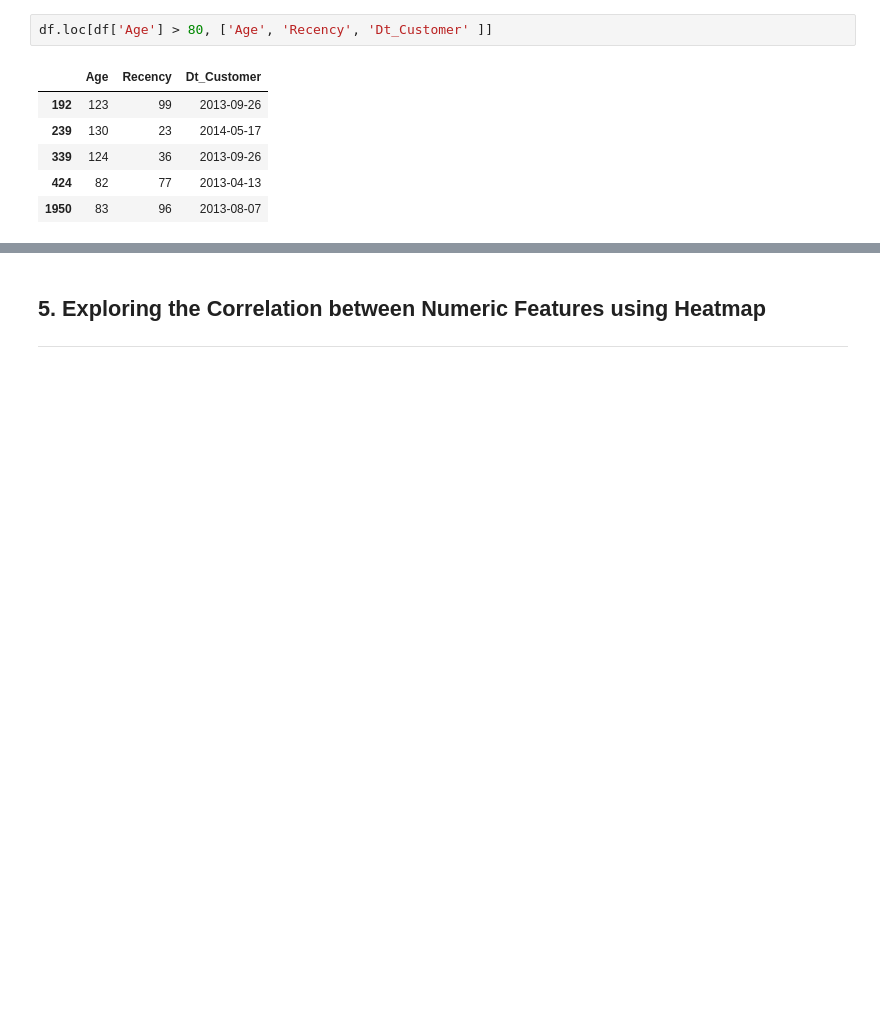
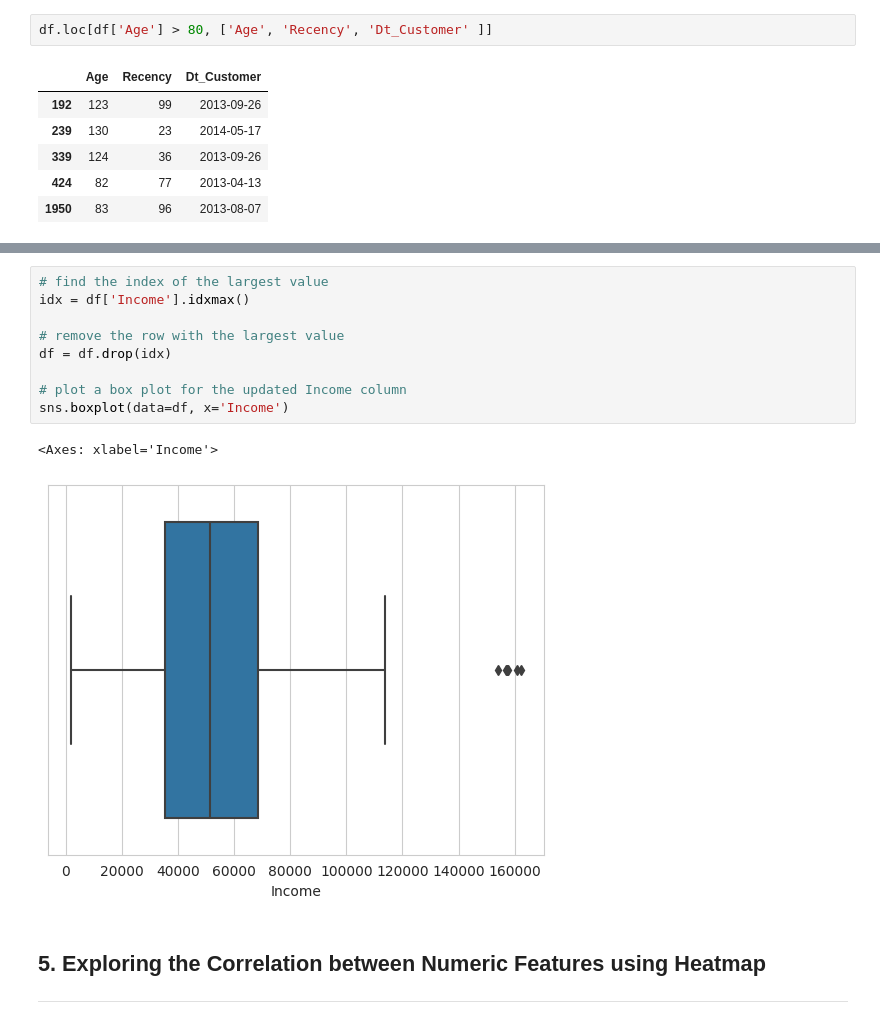
Before and after one commit to kostasalex/Customer-Personality-Analysis, a Jupyter notebook: Data_Mining_hw1.ipynb, the cells around one changed output, grey strips where cells are left out. Saved outputs shown, nothing was run; the diff lists cells and outputs as text; blank space fills up the shorter version.

```diff
--- a/Data_Mining_hw1.ipynb
+++ b/Data_Mining_hw1.ipynb
@@ -294,3 +298,15 @@ None
+# %%
+# find the index of the largest value
+idx = df['Income'].idxmax()
+
+# remove the row with the largest value
+df = df.drop(idx)
+
+# plot a box plot for the updated Income column
+sns.boxplot(data=df, x='Income')
+# %% [output]
+<Axes: xlabel='Income'>
+[figure, added]
 # %% [markdown]
 ## 5. Exploring the Correlation between Numeric Features using Heatmap
 
```
Also changed, not shown: parts of 29 cells of this notebook.
